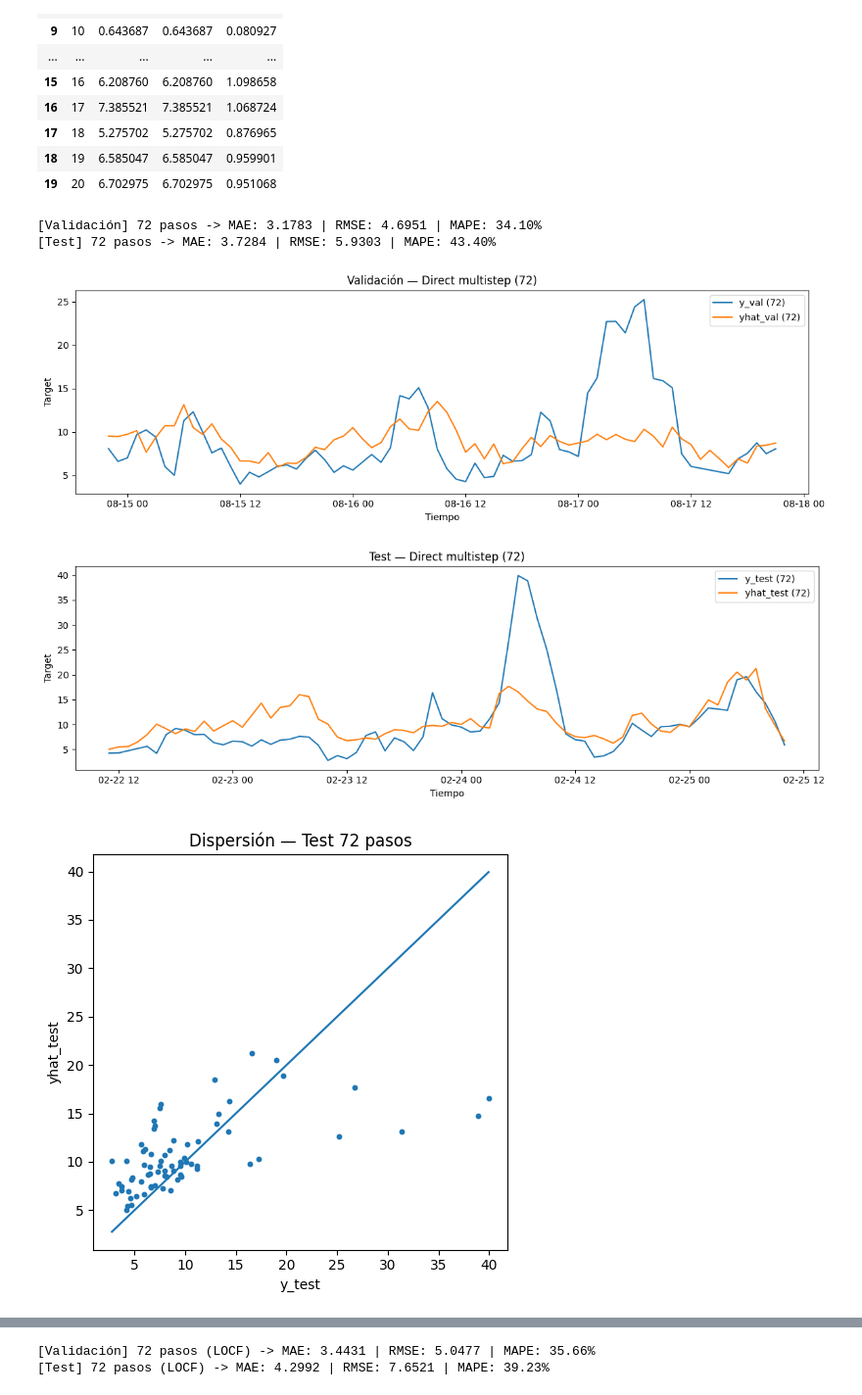
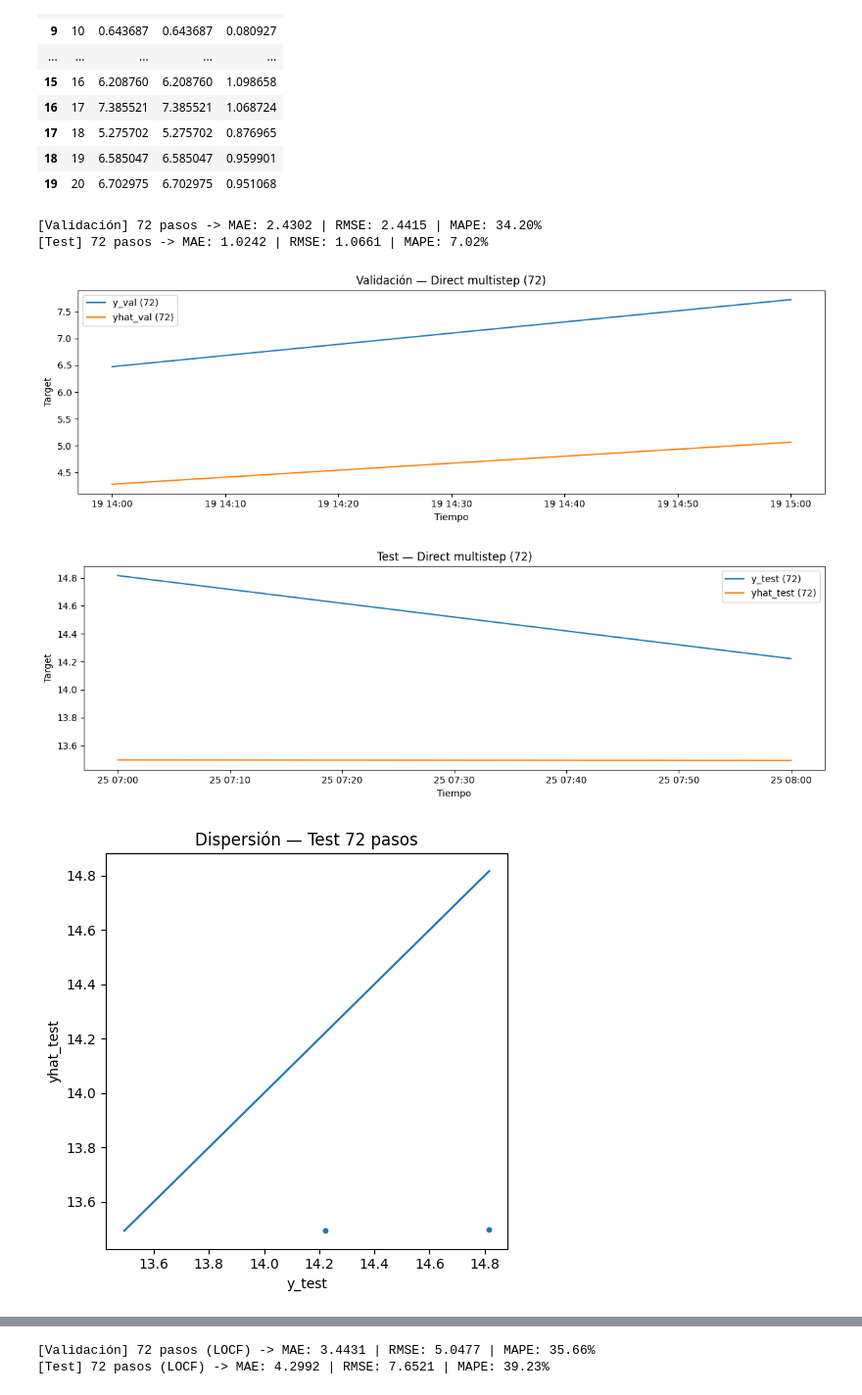
Before and after one commit to josemgoji/so2_prediction, a Jupyter notebook: datalab/model.ipynb, the cells around one changed output, grey strips where cells are left out. Shown at 98% size. Drawn from its saved outputs; the diff is of its cells as text; code cells hidden in the pictures.

```diff
--- a/datalab/model.ipynb
+++ b/datalab/model.ipynb
@@ -80,3 +25,0 @@ def aggregate_in_blocks(
-# %%
-df = aggregate_in_blocks(df, target_col="target", window_hours=6)
-df.head()
@@ -775,7 +720,7 @@ y_test = y.iloc[val_end:]
 y_trainval = pd.concat([y_train, y_val])
 
 # ===== 3) ForecasterDirect =====
-steps_h = 72
+steps_h = 2
 forecaster = ForecasterDirect(
     regressor=LGBMRegressor(
         random_state=15926,
@@ -894,35 +839,35 @@ plt.xlabel("Tiempo")
 plt.ylabel("Residuo")
 plt.tight_layout()
 plt.show()
 
 # 5) Error por horizonte (Validación): MAE y MAPE
 plt.figure(figsize=(12, 4))
 plt.plot(per_h_val["h"], per_h_val["MAE"], label="MAE (val)")
 plt.plot(per_h_val["h"], per_h_val["MAPE"], label="MAPE (val)")
 plt.title("Error por horizonte — Validación (72)")
 plt.xlabel("Horizonte h")
 plt.ylabel("Error")
 plt.legend()
 plt.tight_layout()
 plt.show()
 
 # 6) Error por horizonte (Test): MAE y MAPE
 plt.figure(figsize=(12, 4))
 plt.plot(per_h_test["h"], per_h_test["MAE"], label="MAE (test)")
 plt.plot(per_h_test["h"], per_h_test["MAPE"], label="MAPE (test)")
 plt.title("Error por horizonte — Test (72)")
 plt.xlabel("Horizonte h")
 plt.ylabel("Error")
 plt.legend()
 plt.tight_layout()
 plt.show()
 
 # (Opcional) Si quieres ver las primeras filas de las tablas por horizonte:
 print("\nPer-horizonte (Validación) — primeras filas\n", per_h_val.head())
 print("\nPer-horizonte (Test) — primeras filas\n", per_h_test.head())
 # %% [output]
-[Validación] 72 pasos -> MAE: 3.1783 | RMSE: 4.6951 | MAPE: 34.10%
-[Test] 72 pasos -> MAE: 3.7284 | RMSE: 5.9303 | MAPE: 43.40%
+[Validación] 72 pasos -> MAE: 2.4302 | RMSE: 2.4415 | MAPE: 34.20%
+[Test] 72 pasos -> MAE: 1.0242 | RMSE: 1.0661 | MAPE: 7.02%
-[figure, old version]
+[figure, new version]
-[figure, old version]
+[figure, new version]
-[figure, old version]
+[figure, new version]
```
Also changed, not shown: parts of 8 cells of this notebook, 12 other files.
